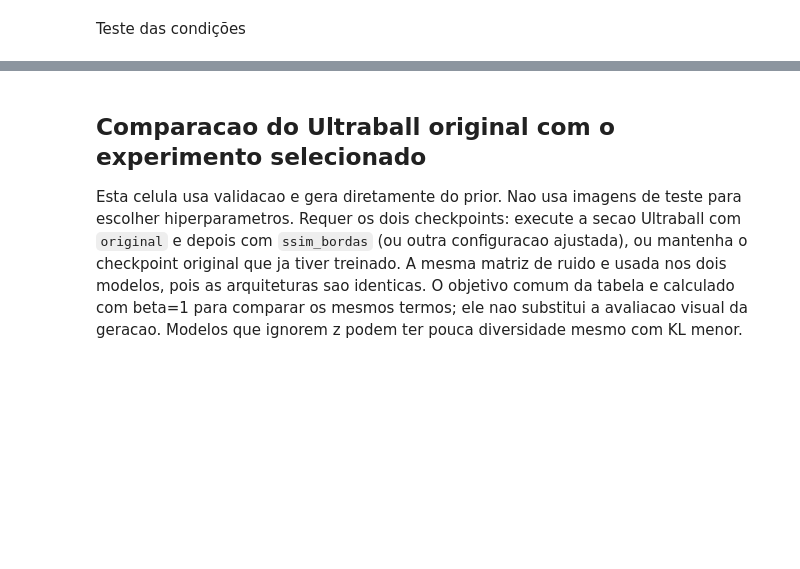
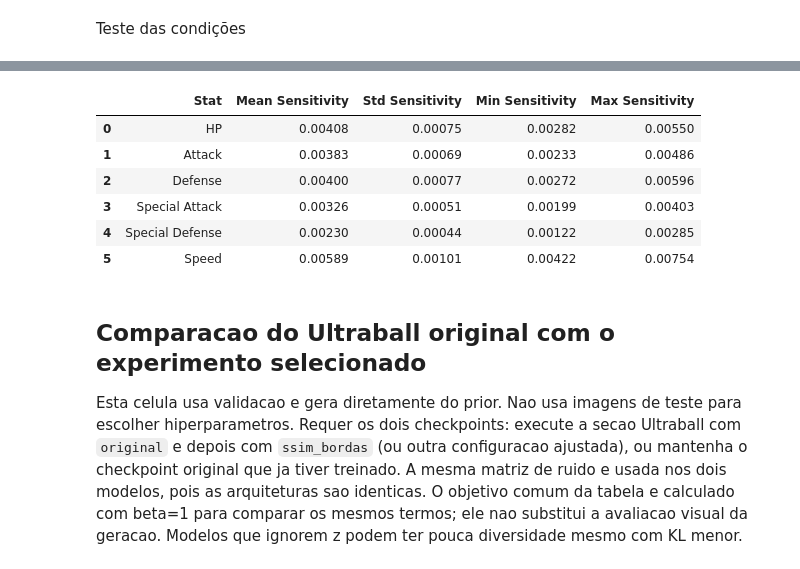
Before and after one commit to J0hnV1ct0r/Projeto_poke_sprite, a Jupyter notebook: pokeBWTPST_ultraball.ipynb, the cells around one changed output, grey strips where cells are left out. Saved outputs shown, nothing was run; the diff lists cells and outputs as text; code cells hidden in the pictures; blank space fills up the shorter version.

```diff
--- a/pokeBWTPST_ultraball.ipynb
+++ b/pokeBWTPST_ultraball.ipynb
@@ -3171,9 +3622,9 @@ if torch.cuda.is_available():
 # Um único vetor latente espacial
 z_fixed = torch.randn(
     1,
-    16,
-    16,
-    16,
+    model_cond.latent_channels,
+    checkpoint_cond["latent_size"],
+    checkpoint_cond["latent_size"],
     device="cpu" if DEVICE.type == "privateuseone" else DEVICE
 ).to(DEVICE)
 
@@ -3369,9 +3836,9 @@ for seed in range(N_LATENT_SEEDS):
 
     z = torch.randn(
         1,
-        16,
-        16,
-        16,
+        model_cond.latent_channels,
+        checkpoint_cond["latent_size"],
+        checkpoint_cond["latent_size"],
         device="cpu" if DEVICE.type == "privateuseone" else DEVICE
     ).to(DEVICE)
 
@@ -3412,33 +3879,41 @@ multi_seed_summary = []
 for col in STAT_COLUMNS:
 
     values = multi_seed_results[col]
 
     multi_seed_summary.append({
 
         "Stat": STAT_LABELS[col],
 
         "Mean Sensitivity": np.mean(values),
 
         "Std Sensitivity": np.std(values),
 
         "Min Sensitivity": np.min(values),
 
         "Max Sensitivity": np.max(values)
     })
 
 
 multi_seed_df = pd.DataFrame(
     multi_seed_summary
 )
 
 display(
     multi_seed_df.style.format({
         "Mean Sensitivity": "{:.5f}",
         "Std Sensitivity": "{:.5f}",
         "Min Sensitivity": "{:.5f}",
         "Max Sensitivity": "{:.5f}"
     })
 )
+# %% [output]
+|  | Stat | Mean Sensitivity | Std Sensitivity | Min Sensitivity | Max Sensitivity |
+| 0 | HP | 0.00408 | 0.00075 | 0.00282 | 0.00550 |
+| 1 | Attack | 0.00383 | 0.00069 | 0.00233 | 0.00486 |
+| 2 | Defense | 0.00400 | 0.00077 | 0.00272 | 0.00596 |
+| 3 | Special Attack | 0.00326 | 0.00051 | 0.00199 | 0.00403 |
+| 4 | Special Defense | 0.00230 | 0.00044 | 0.00122 | 0.00285 |
+| 5 | Speed | 0.00589 | 0.00101 | 0.00422 | 0.00754 |
 # %% [markdown]
 ## Comparacao do Ultraball original com o experimento selecionado
 Esta celula usa validacao e gera diretamente do prior. Nao usa imagens de teste para escolher
```
Also changed, not shown: parts of 58 cells of this notebook.
